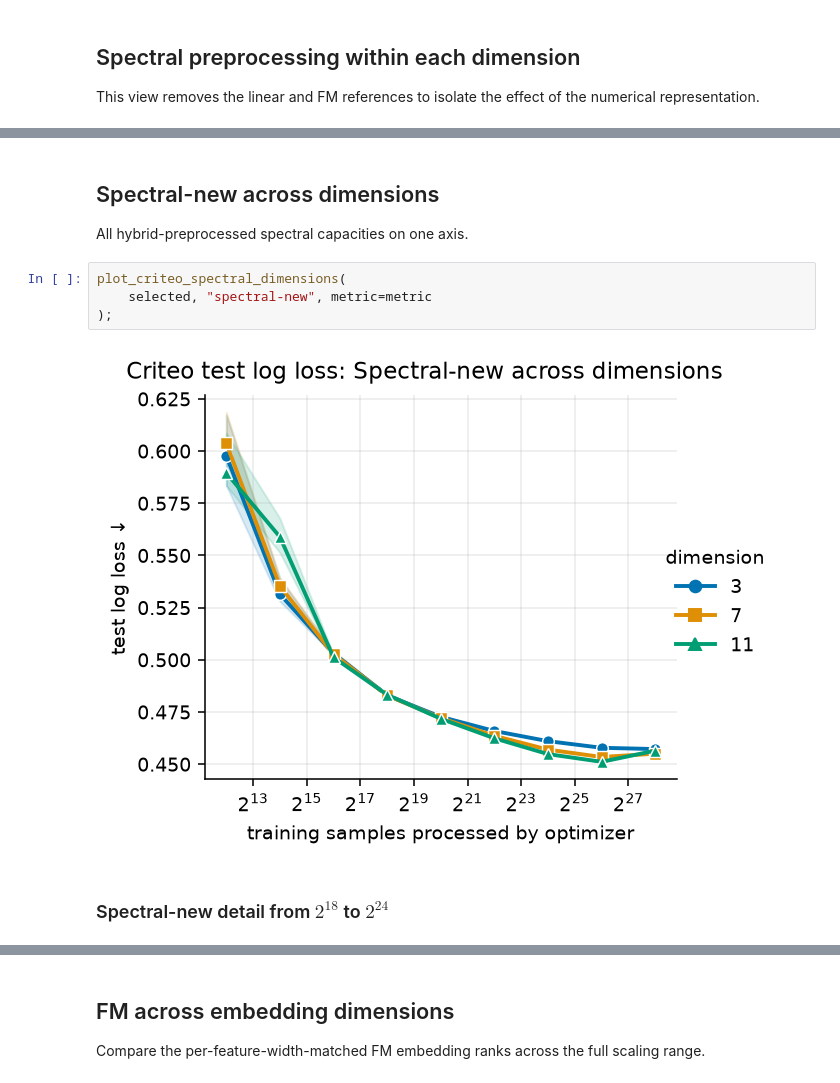
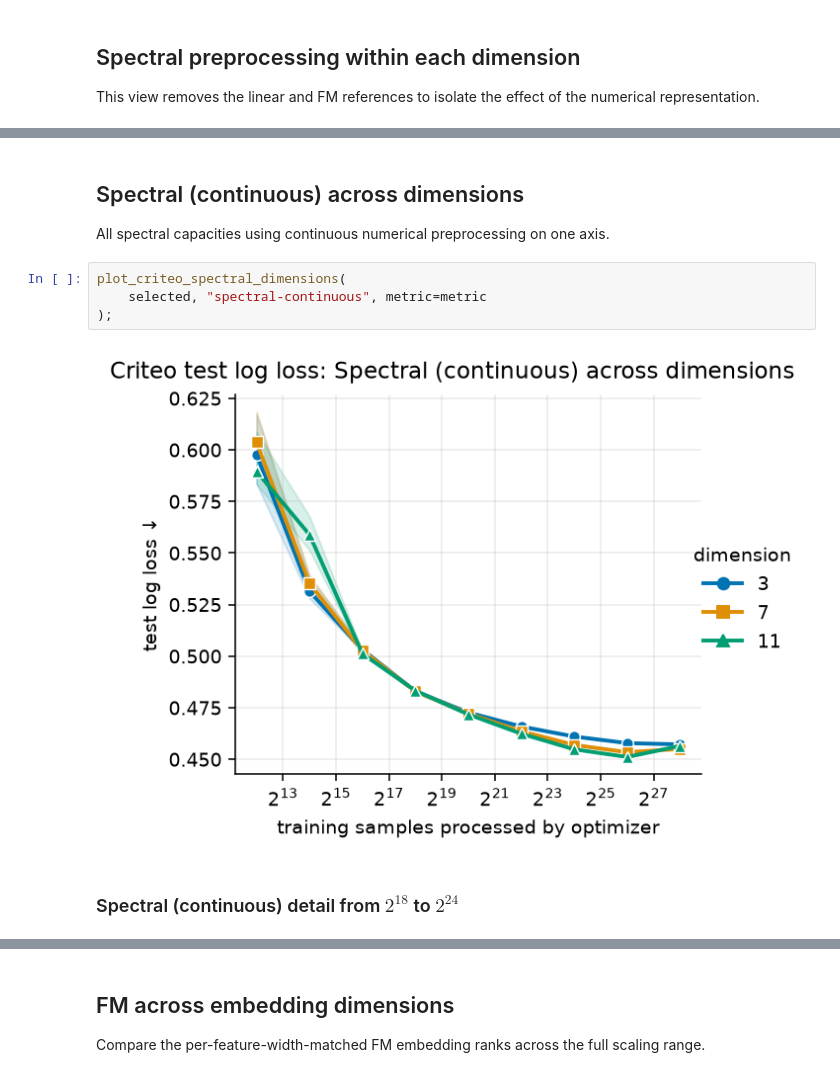
Before and after one commit to alexshtf/spectral_neuron_paper, a Jupyter notebook: notebooks/criteo_scaling.ipynb, the cells around one changed output, grey strips where cells are left out. Saved outputs shown, nothing was run; the diff lists cells and outputs as text.

Commit message:
Rename Criteo preprocessing variants

```diff
--- a/notebooks/criteo_scaling.ipynb
+++ b/notebooks/criteo_scaling.ipynb
@@ -98,15 +98,15 @@ plot_criteo_spectral_comparison(selected, metric=metric);
 # %% [markdown]
-## Spectral-new across dimensions
+## Spectral (continuous) across dimensions
 
-All hybrid-preprocessed spectral capacities on one axis.
+All spectral capacities using continuous numerical preprocessing on one axis.
 # %%
 plot_criteo_spectral_dimensions(
-    selected, "spectral-new", metric=metric
+    selected, "spectral-continuous", metric=metric
 );
 # %% [output]
-[figure, old version]
+[figure, new version]
 # %% [markdown]
-### Spectral-new detail from $2^{18}$ to $2^{24}$
+### Spectral (continuous) detail from $2^{18}$ to $2^{24}$
 # %%
 plot_criteo_spectral_dimensions(
     selected,
```
Also changed, not shown: parts of 9 cells of this notebook, 7 other files.
